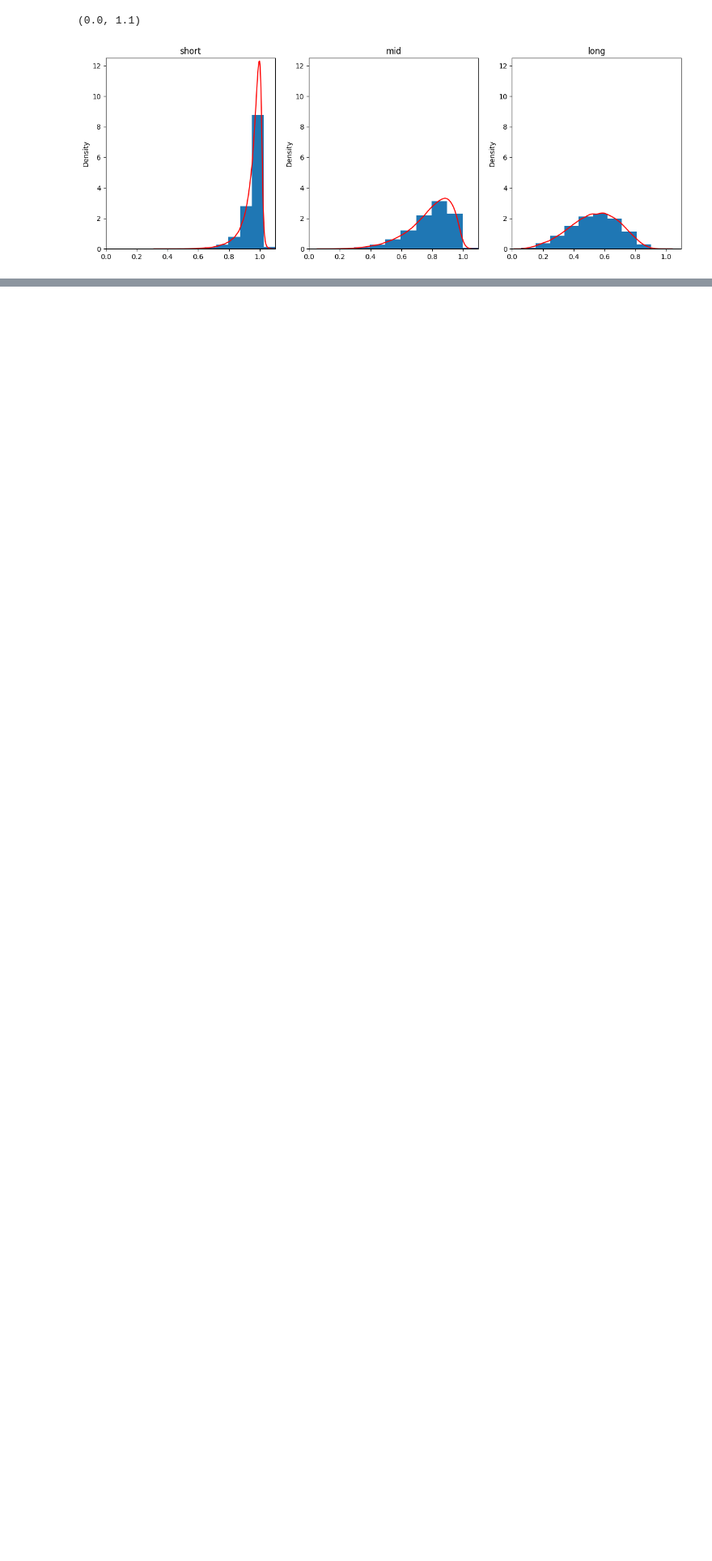
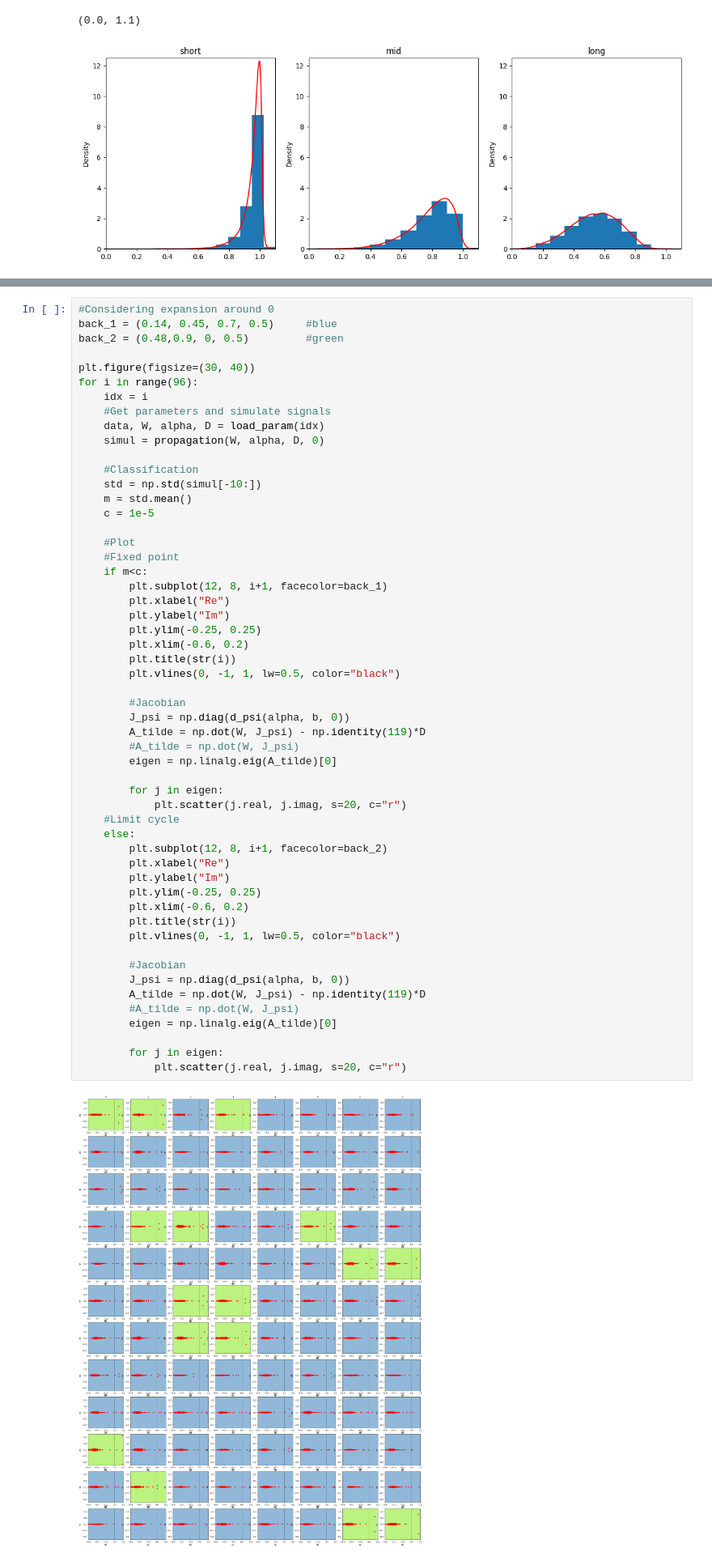
Before and after one commit to paololapo/Dynamic_FC_analysis, a Jupyter notebook: notebook.ipynb, the cells around one changed output, grey strips where cells are left out. Shown at 81% size. Drawn from its saved outputs; the diff is of its cells as text; blank space fills up the shorter version.

```diff
--- a/notebook.ipynb
+++ b/notebook.ipynb
@@ -222,0 +337,56 @@ plt.xlim((0, 1.1))
+# %%
+#Considering expansion around 0
+back_1 = (0.14, 0.45, 0.7, 0.5)     #blue
+back_2 = (0.48,0.9, 0, 0.5)         #green
+
+plt.figure(figsize=(30, 40))
+for i in range(96):
+    idx = i
+    #Get parameters and simulate signals
+    data, W, alpha, D = load_param(idx)
+    simul = propagation(W, alpha, D, 0)
+
+    #Classification
+    std = np.std(simul[-10:])
+    m = std.mean()
+    c = 1e-5
+
+    #Plot
+    #Fixed point
+    if m<c:
+        plt.subplot(12, 8, i+1, facecolor=back_1)
+        plt.xlabel("Re")
+        plt.ylabel("Im")
+        plt.ylim(-0.25, 0.25)
+        plt.xlim(-0.6, 0.2)
+        plt.title(str(i))
+        plt.vlines(0, -1, 1, lw=0.5, color="black")
+
+        #Jacobian
+        J_psi = np.diag(d_psi(alpha, b, 0))
+        A_tilde = np.dot(W, J_psi) - np.identity(119)*D
+        #A_tilde = np.dot(W, J_psi)
+        eigen = np.linalg.eig(A_tilde)[0]
+
+        for j in eigen:
+            plt.scatter(j.real, j.imag, s=20, c="r")
+    #Limit cycle
+    else:
+        plt.subplot(12, 8, i+1, facecolor=back_2)
+        plt.xlabel("Re")
+        plt.ylabel("Im")
+        plt.ylim(-0.25, 0.25)
+        plt.xlim(-0.6, 0.2)
+        plt.title(str(i))
+        plt.vlines(0, -1, 1, lw=0.5, color="black")
+
+        #Jacobian
+        J_psi = np.diag(d_psi(alpha, b, 0))
+        A_tilde = np.dot(W, J_psi) - np.identity(119)*D
+        #A_tilde = np.dot(W, J_psi)
+        eigen = np.linalg.eig(A_tilde)[0]
+
+        for j in eigen:
+            plt.scatter(j.real, j.imag, s=20, c="r")
+# %% [output]
+[figure, added]
```
Also changed, not shown: parts of 29 cells of this notebook, 4 other files.
